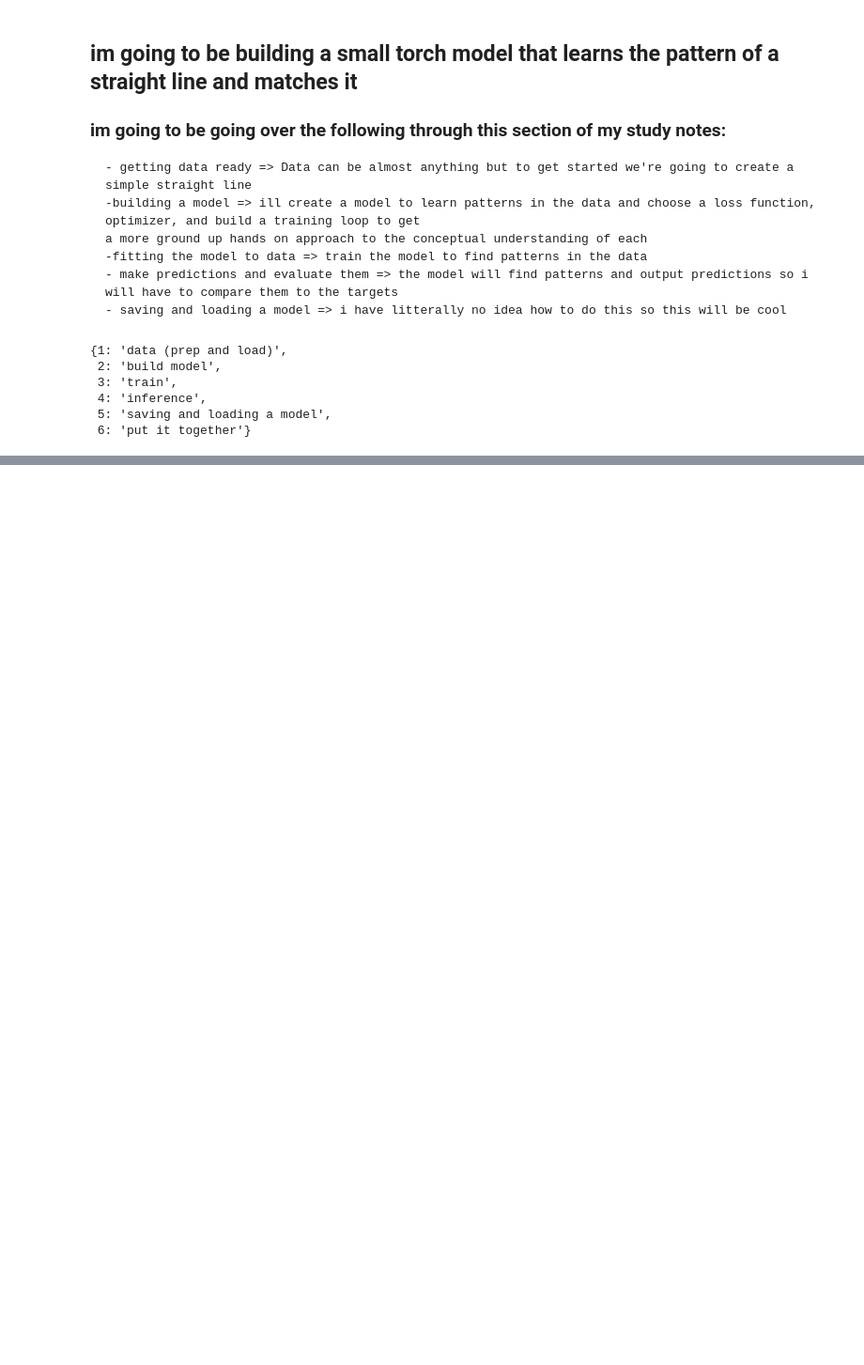
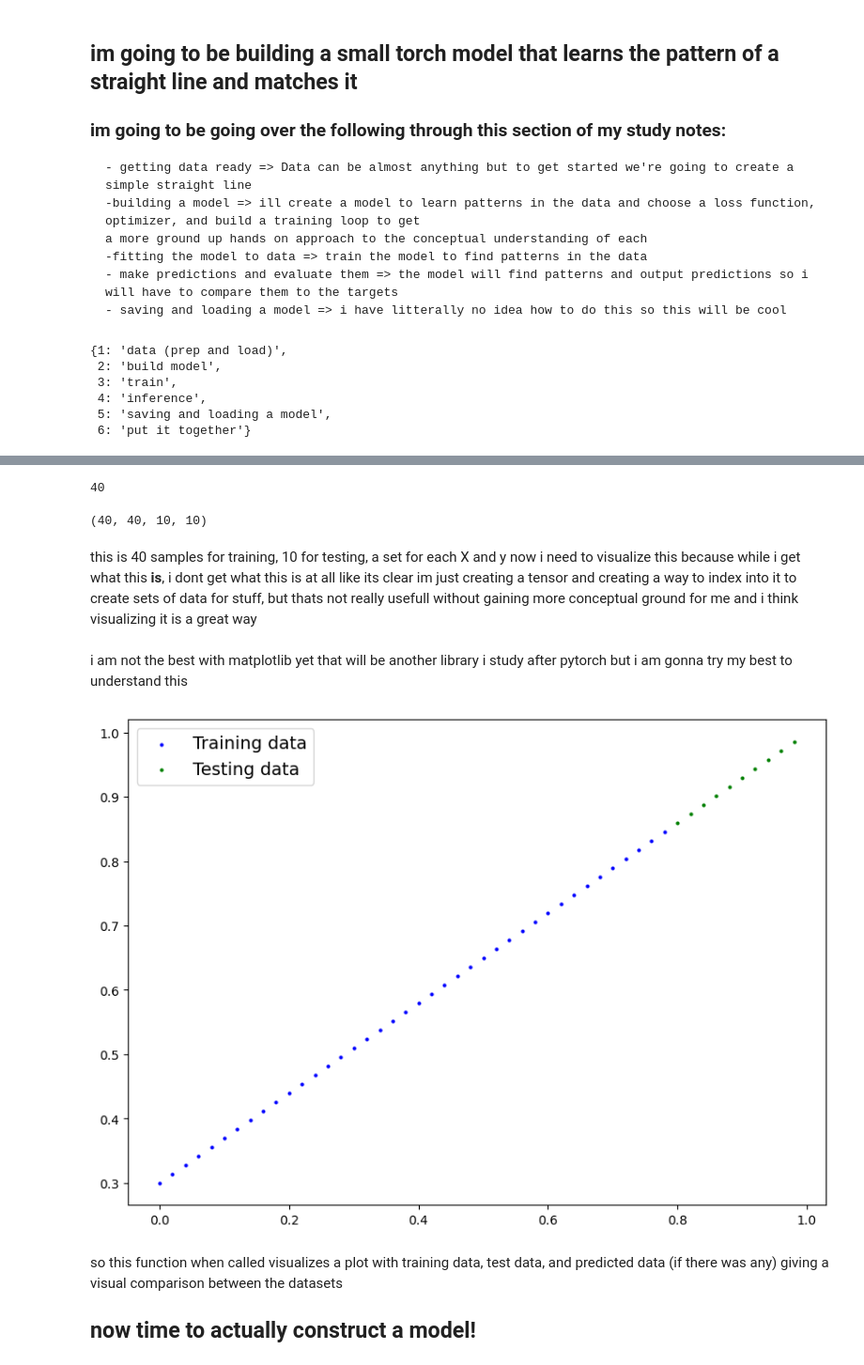
Before and after one commit to Toyolo/Study, a Jupyter notebook: torch_study_notebook.ipynb, the cells around one changed output, grey strips where cells are left out. Shown at 94% size. Cells and saved outputs as stored; diff of their text form; code cells hidden in the pictures; blank space fills up the shorter version.

```diff
--- a/torch_study_notebook.ipynb
+++ b/torch_study_notebook.ipynb
@@ -1046,0 +1100,41 @@ i have now created some data to start the process with and am about to move on t
+# %%
+#split the dataset
+train_split = int(0.8 * len(X)) # 80% of the data for training
+print(train_split)
+X_train, y_train = X[:train_split], y[:train_split]
+X_test, y_test = X[train_split:], y[train_split:]
+
+len(X_train), len(y_train), len(X_test), len(y_test)
+# %% [output]
+40
+(40, 40, 10, 10)
+# %% [markdown]
+this is 40 samples for training, 10 for testing, a set for each X and y
+now i need to visualize this because while i get what this **is**, i dont get what this is at all like its clear im just creating a tensor and creating a way to index into it to create sets of data for stuff, but thats not really usefull without gaining more conceptual ground for me and i think visualizing it is a great way
+# %%
+def plot_predictions(train_data, #originally i made this hard coded for this specific situation but i thnk now its reusbale
+                   train_labels,
+                   test_data,
+                   test_labels,
+                   predictions=None,):
+    """Plots training data, test data and compares predictions if provided."""
+    plt.figure(figsize=(10,7)) #makes a new plot (graph thingy in python) with a width of 10 and height of 7
+    # Plot training data in blue, the size of each point is set to 4 and the label training data is assigned
+    plt.scatter(train_data, train_labels, c="b", s=4, label="Training data")
+    # Plot test data in green, the size of each point is set to 4 and the label test data is assigned
+    plt.scatter(test_data, test_labels, c="g", s=4, label="Testing data")
+    # If predictions are provided, plot them in red (predictions were made on the test data)
+    if predictions is not None:
+        plt.scatter(test_data, predictions, c="r", s=4, label="Predictions")
+
+    plt.legend(prop={"size": 14})
+# %% [markdown]
+i am not the best with matplotlib yet that will be another library i study after pytorch but i am gonna try my best to understand this
+# %%
+plot_predictions(X_train, y_train, X_test, y_test)
+# %% [output]
+[figure, added]
+# %% [markdown]
+so this function when called visualizes a plot with training data, test data, and predicted data (if there was any)  giving a visual comparison between the datasets
+
+## now time to actually construct a model!
```
Also changed, not shown: parts of 10 cells of this notebook.
